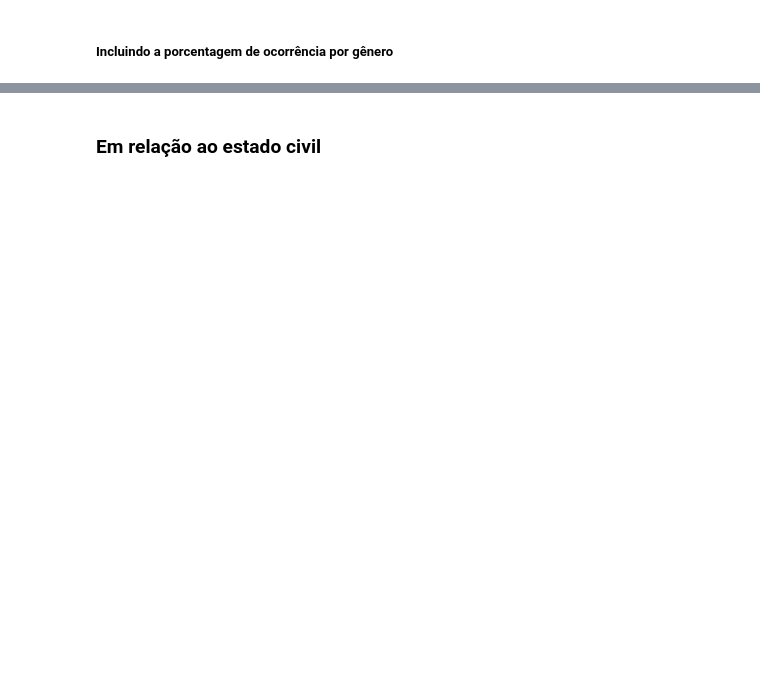
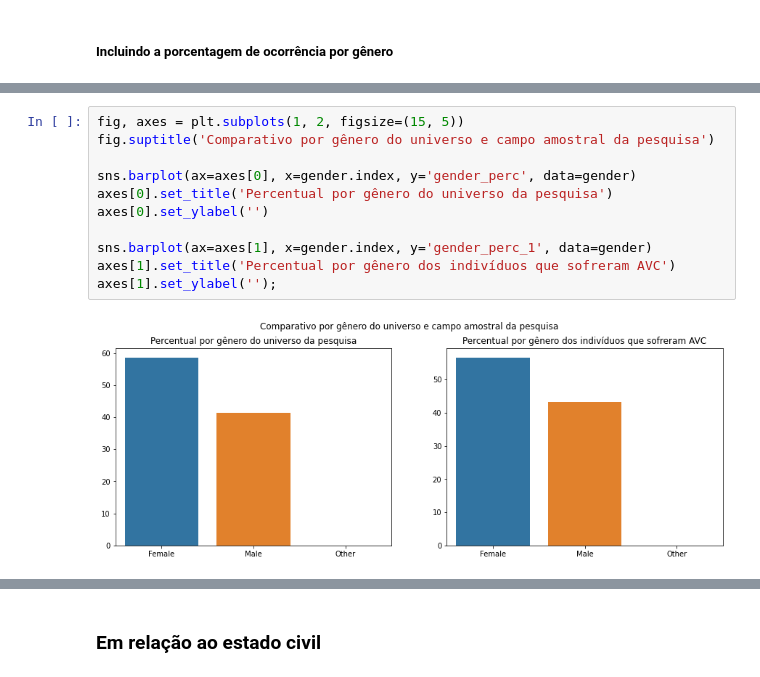
Before and after one commit to lucasma7/Exploratory_Analysis_Stroke, a Jupyter notebook: exploratory_analysis_stroke.ipynb, the cells around one changed output, grey strips where cells are left out. Saved outputs shown, nothing was run; the diff lists cells and outputs as text; blank space fills up the shorter version.

```diff
--- a/exploratory_analysis_stroke.ipynb
+++ b/exploratory_analysis_stroke.ipynb
@@ -599,0 +620,13 @@ db_gender
+# %%
+fig, axes = plt.subplots(1, 2, figsize=(15, 5))
+fig.suptitle('Comparativo por gênero do universo e campo amostral da pesquisa')
+
+sns.barplot(ax=axes[0], x=gender.index, y='gender_perc', data=gender)
+axes[0].set_title('Percentual por gênero do universo da pesquisa')
+axes[0].set_ylabel('')
+
+sns.barplot(ax=axes[1], x=gender.index, y='gender_perc_1', data=gender)
+axes[1].set_title('Percentual por gênero dos indivíduos que sofreram AVC')
+axes[1].set_ylabel('');
+# %% [output]
+[figure, added]
```
Also changed, not shown: parts of 57 cells of this notebook.
